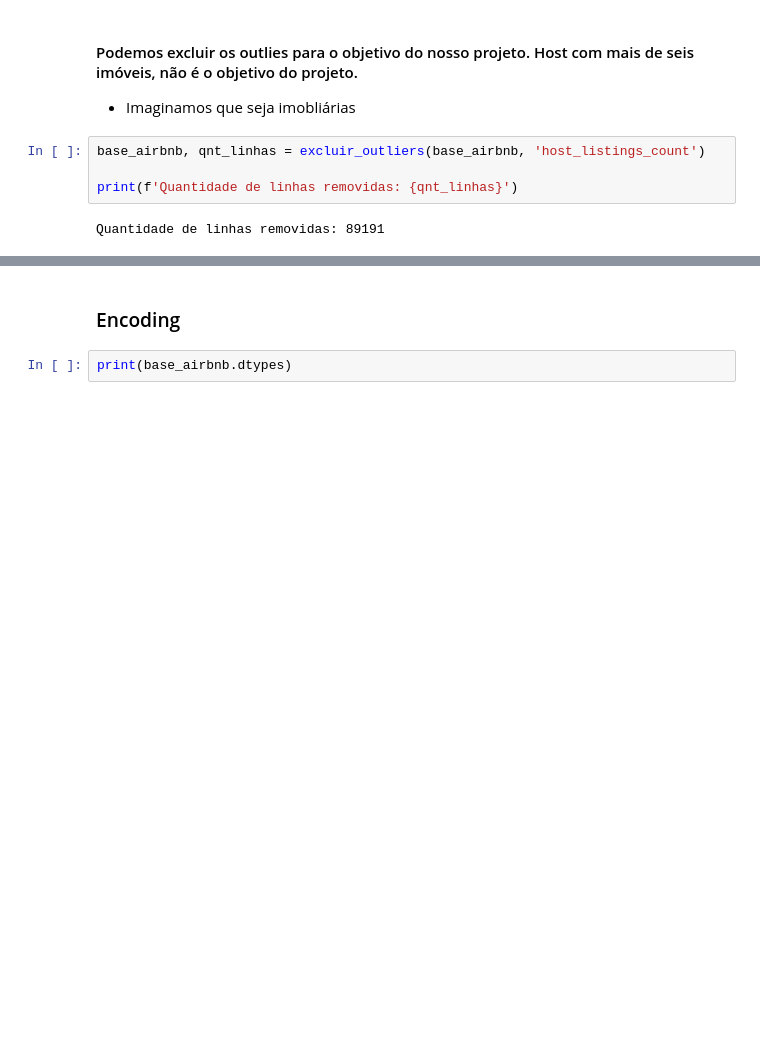
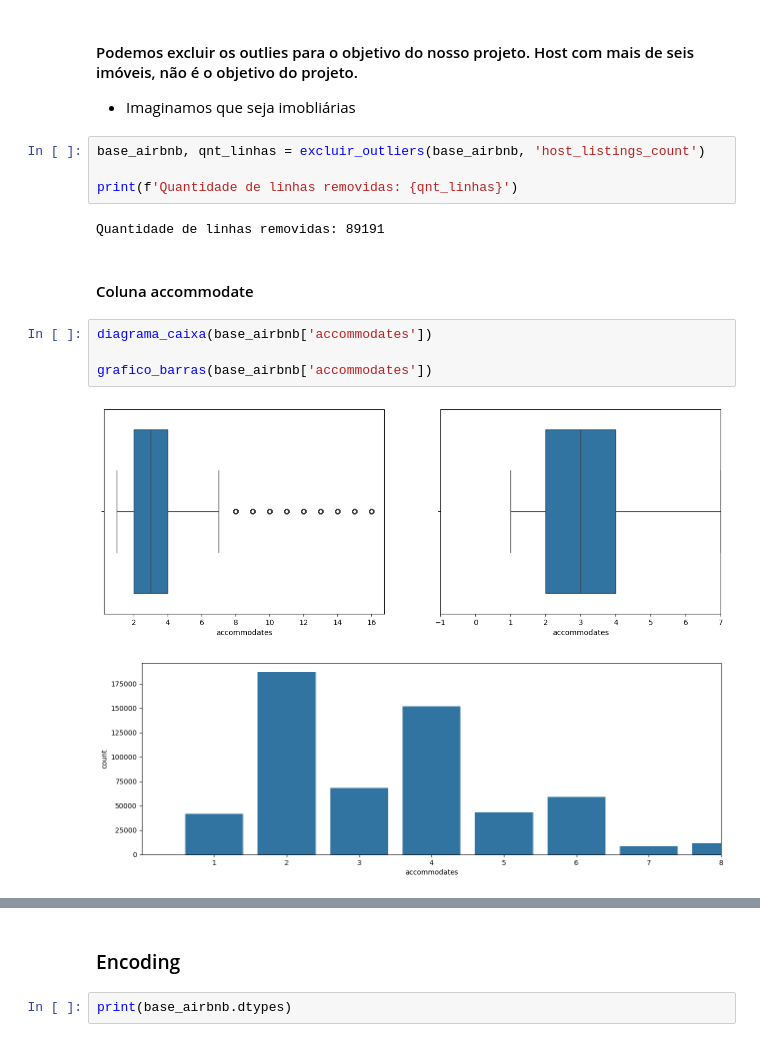
Before and after one commit to gabriellemosc/Rental-Price-Prediction, a Jupyter notebook: solucao.ipynb, the cells around one changed output, grey strips where cells are left out. Saved outputs shown, nothing was run; the diff lists cells and outputs as text; blank space fills up the shorter version.

Commit message:
Removendo outliers de accommodates e bathrooms

```diff
--- a/solucao.ipynb
+++ b/solucao.ipynb
@@ -345,3 +345,12 @@ base_airbnb, qnt_linhas = excluir_outliers(base_airbnb, 'host_listings_count')
 print(f'Quantidade de linhas removidas: {qnt_linhas}')
 # %% [output]
 Quantidade de linhas removidas: 89191
+# %% [markdown]
+#### Coluna accommodate
+# %%
+diagrama_caixa(base_airbnb['accommodates'])
+
+grafico_barras(base_airbnb['accommodates'])
+# %% [output]
+[figure, added]
+[figure, added]
```
Also changed, not shown: parts of 4 cells of this notebook.
